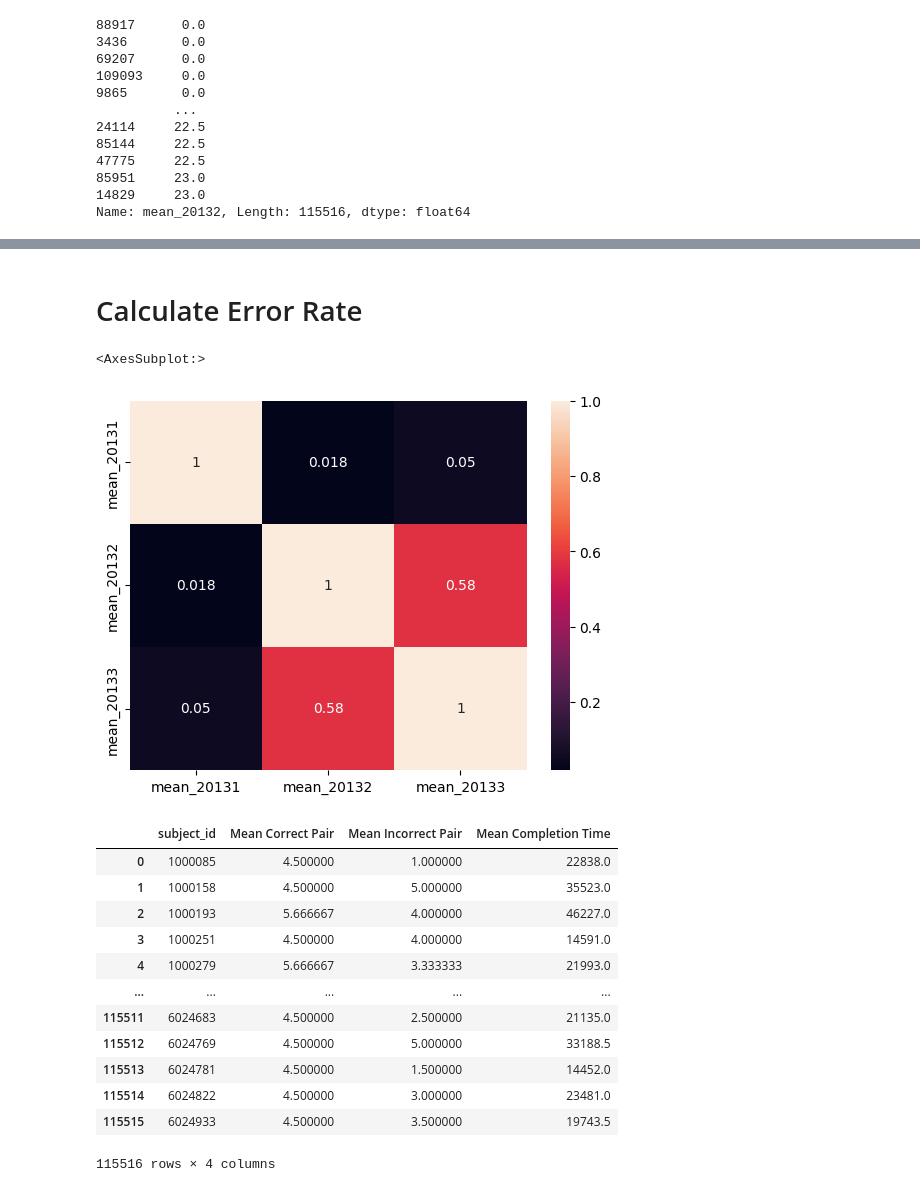
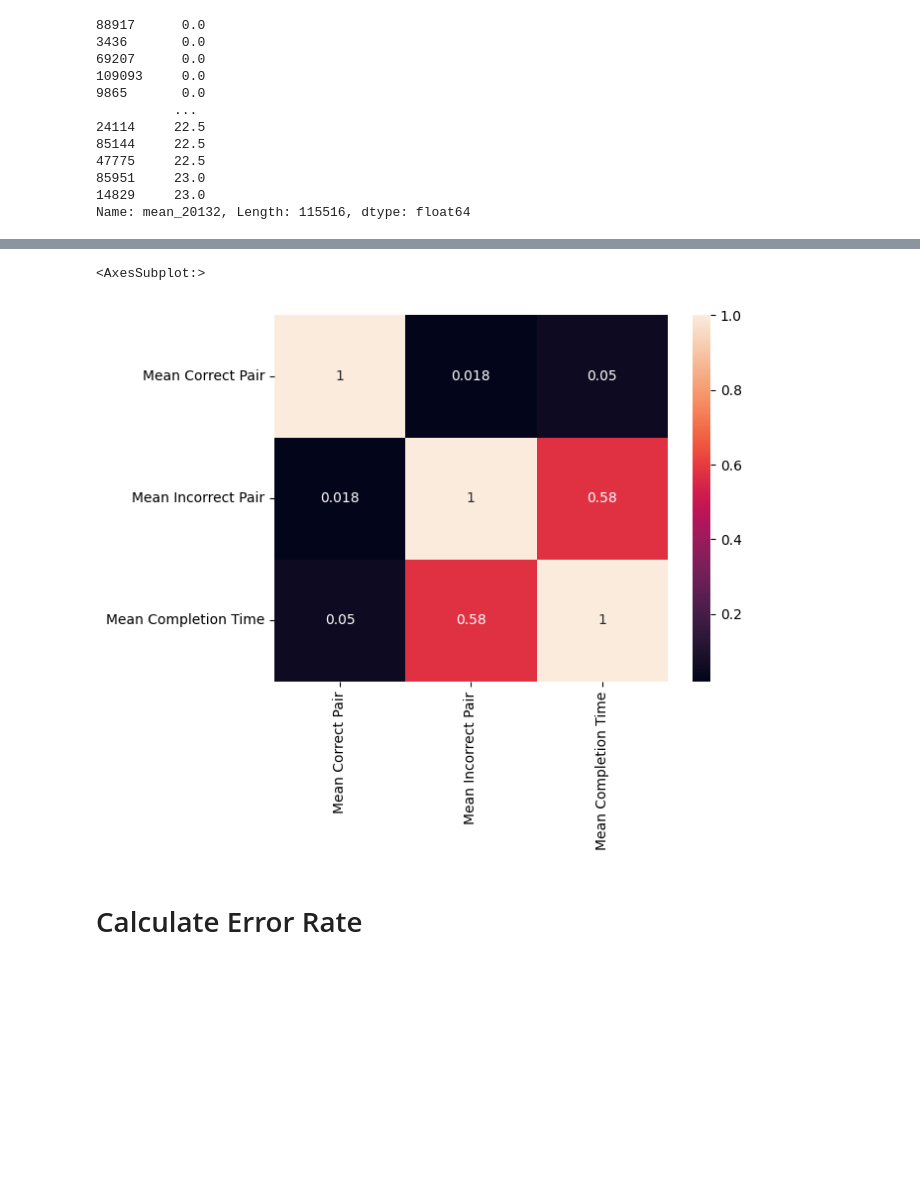
Before and after one commit to kaicong12/age-prediction, a Jupyter notebook: explore/pair_matching.ipynb, the cells around one changed output, grey strips where cells are left out. Saved outputs shown, nothing was run; the diff lists cells and outputs as text; code cells hidden in the pictures; blank space fills up the shorter version.

```diff
--- a/explore/pair_matching.ipynb
+++ b/explore/pair_matching.ipynb
@@ -55,0 +73,8 @@ Name: mean_20132, Length: 115516, dtype: float64
+# %%
+import seaborn as sns
+
+corr_matrix = renamed_pm[renamed_pm.columns[1:]].corr()
+sns.heatmap(corr_matrix, annot=True)
+# %% [output]
+<AxesSubplot:>
+[figure, added]
@@ -56,27 +83,2 @@ Name: mean_20132, Length: 115516, dtype: float64
 # %% [markdown]
 # Calculate Error Rate
-# %%
-import seaborn as sns
-
-corr_matrix = data[data.columns[1:]].corr()
-sns.heatmap(corr_matrix, annot=True)
-# %% [output]
-<AxesSubplot:>
-[figure, removed]
-# %%
-renamed_pm = data.rename(columns=name_data)
-renamed_pm
-# %% [output]
-|  | subject_id | Mean Correct Pair | Mean Incorrect Pair | Mean Completion Time |
-| 0 | 1000085 | 4.500000 | 1.000000 | 22838.0 |
-| 1 | 1000158 | 4.500000 | 5.000000 | 35523.0 |
-| 2 | 1000193 | 5.666667 | 4.000000 | 46227.0 |
-| 3 | 1000251 | 4.500000 | 4.000000 | 14591.0 |
-| 4 | 1000279 | 5.666667 | 3.333333 | 21993.0 |
-| ... | ... | ... | ... | ... |
-| 115511 | 6024683 | 4.500000 | 2.500000 | 21135.0 |
-| 115512 | 6024769 | 4.500000 | 5.000000 | 33188.5 |
-| 115513 | 6024781 | 4.500000 | 1.500000 | 14452.0 |
-| 115514 | 6024822 | 4.500000 | 3.000000 | 23481.0 |
-| 115515 | 6024933 | 4.500000 | 3.500000 | 19743.5 |
-115516 rows × 4 columns
```
Also changed, not shown: parts of 4 cells of this notebook, 11 other files.
